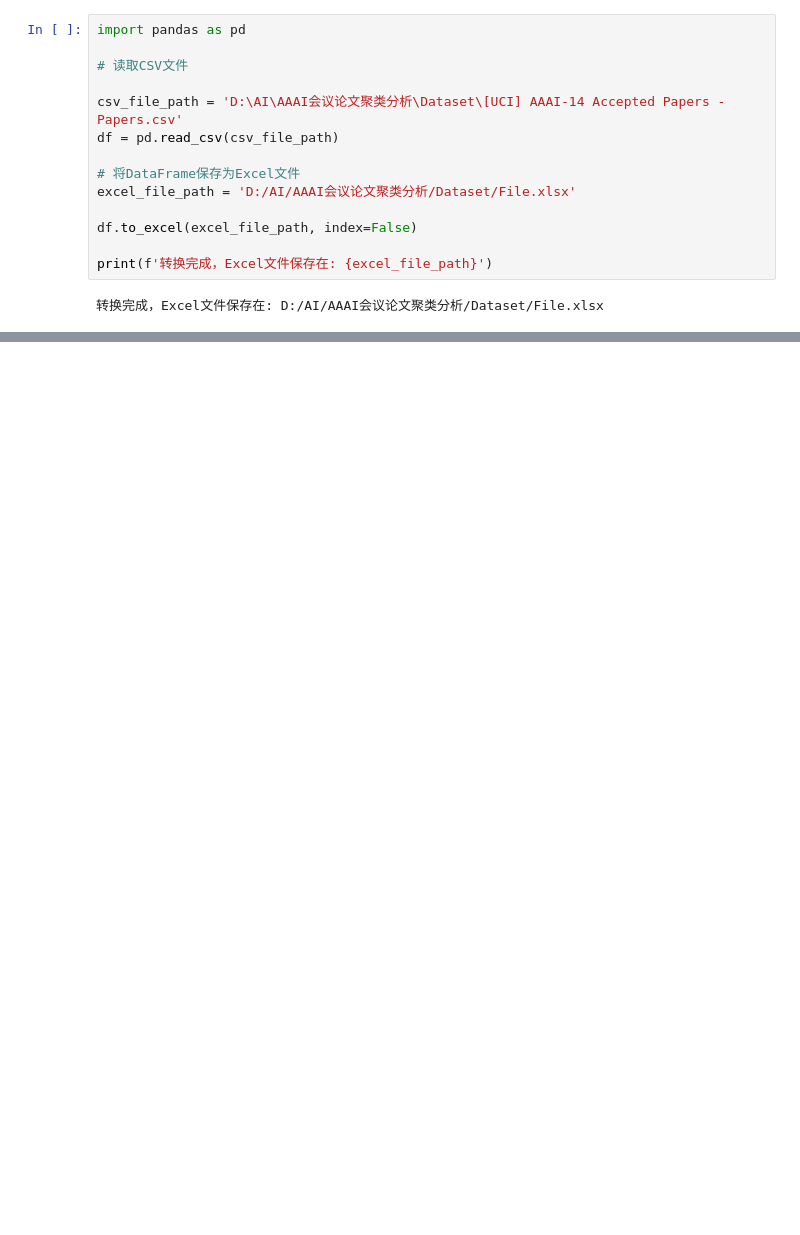
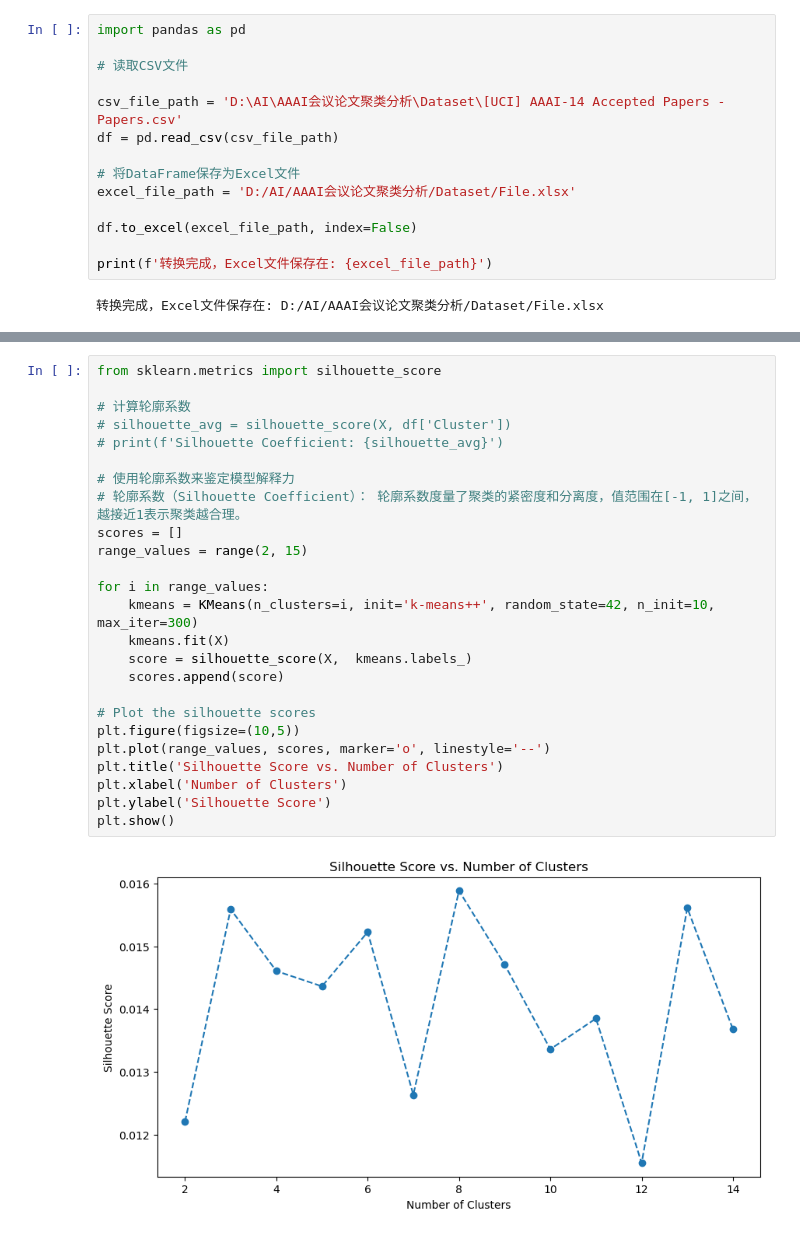
Before and after one commit to 155469wxh/AI, a Jupyter notebook: AAAI会议论文聚类分析/mycode.ipynb, the cells around one changed output, grey strips where cells are left out. Drawn from its saved outputs; the diff is of its cells as text; blank space fills up the shorter version.

```diff
--- a/AAAI会议论文聚类分析/mycode.ipynb
+++ b/AAAI会议论文聚类分析/mycode.ipynb
@@ -81,0 +77,27 @@ df.to_excel(excel_file_path, index=False)
+# %%
+from sklearn.metrics import silhouette_score
+
+# 计算轮廓系数
+# silhouette_avg = silhouette_score(X, df['Cluster'])
+# print(f'Silhouette Coefficient: {silhouette_avg}')
+
+# 使用轮廓系数来鉴定模型解释力
+# 轮廓系数（Silhouette Coefficient）： 轮廓系数度量了聚类的紧密度和分离度，值范围在[-1, 1]之间，越接近1表示聚类越合理。
+scores = []
+range_values = range(2, 15)
+
+for i in range_values:
+    kmeans = KMeans(n_clusters=i, init='k-means++', random_state=42, n_init=10, max_iter=300)
+    kmeans.fit(X)
+    score = silhouette_score(X,  kmeans.labels_)
+    scores.append(score)
+
+# Plot the silhouette scores
+plt.figure(figsize=(10,5))
+plt.plot(range_values, scores, marker='o', linestyle='--')
+plt.title('Silhouette Score vs. Number of Clusters')
+plt.xlabel('Number of Clusters')
+plt.ylabel('Silhouette Score')
+plt.show()
+# %% [output]
+[figure, added]
```
Also changed, not shown: parts of 2 cells of this notebook, 1 other file.
